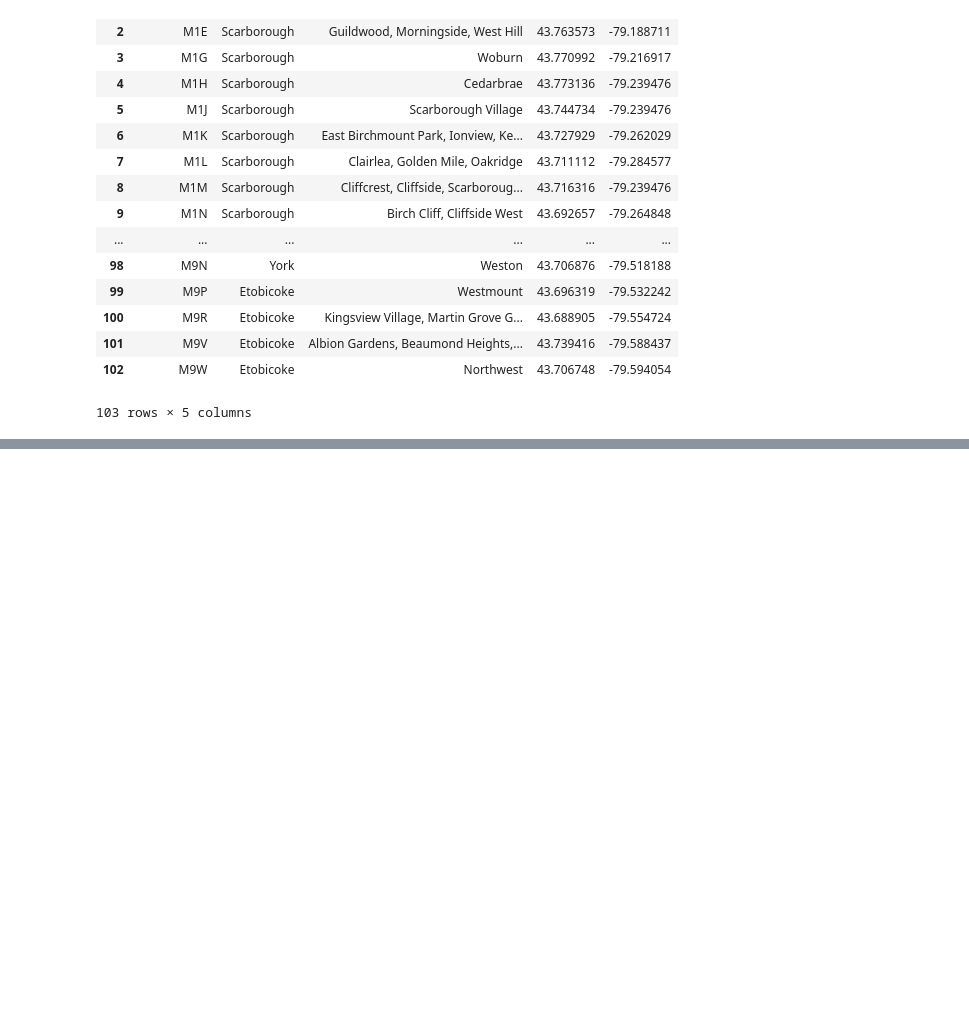
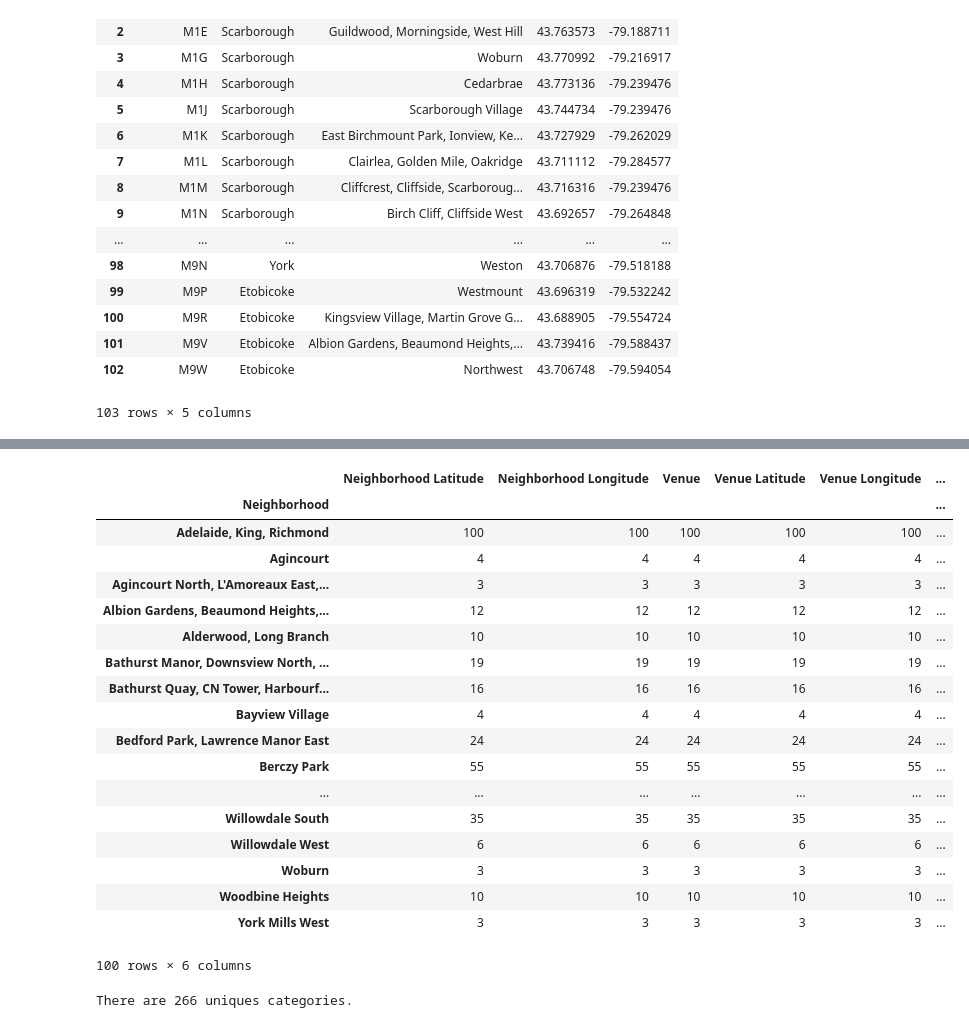
Before and after one commit to r2d2-collab/Coursera_Capstone, a Jupyter notebook: Dissecting a Toronto neighborhood..ipynb, the cells around one changed output, grey strips where cells are left out. Drawn from its saved outputs; the diff is of its cells as text; code cells hidden in the pictures; blank space fills up the shorter version.

```diff
--- a/Dissecting a Toronto neighborhood..ipynb
+++ b/Dissecting a Toronto neighborhood..ipynb
@@ -109,0 +202,26 @@ new_df
+# %%
+toronto_venues.groupby('Neighborhood').count()
+# %% [output]
+|  | Neighborhood Latitude | Neighborhood Longitude | Venue | Venue Latitude | Venue Longitude | ... |
+| Neighborhood |  |  |  |  |  | ... |
+| Adelaide, King, Richmond | 100 | 100 | 100 | 100 | 100 | ... |
+| Agincourt | 4 | 4 | 4 | 4 | 4 | ... |
+| Agincourt North, L'Amoreaux East,... | 3 | 3 | 3 | 3 | 3 | ... |
+| Albion Gardens, Beaumond Heights,... | 12 | 12 | 12 | 12 | 12 | ... |
+| Alderwood, Long Branch | 10 | 10 | 10 | 10 | 10 | ... |
+| Bathurst Manor, Downsview North, ... | 19 | 19 | 19 | 19 | 19 | ... |
+| Bathurst Quay, CN Tower, Harbourf... | 16 | 16 | 16 | 16 | 16 | ... |
+| Bayview Village | 4 | 4 | 4 | 4 | 4 | ... |
+| Bedford Park, Lawrence Manor East | 24 | 24 | 24 | 24 | 24 | ... |
+| Berczy Park | 55 | 55 | 55 | 55 | 55 | ... |
+| ... | ... | ... | ... | ... | ... | ... |
+| Willowdale South | 35 | 35 | 35 | 35 | 35 | ... |
+| Willowdale West | 6 | 6 | 6 | 6 | 6 | ... |
+| Woburn | 3 | 3 | 3 | 3 | 3 | ... |
+| Woodbine Heights | 10 | 10 | 10 | 10 | 10 | ... |
+| York Mills West | 3 | 3 | 3 | 3 | 3 | ... |
+100 rows × 6 columns
+# %%
+print('There are {} uniques categories.'.format(len(toronto_venues['Venue Category'].unique())))
+# %% [output]
+There are 266 uniques categories.
```
Also changed, not shown: parts of 33 cells of this notebook.
